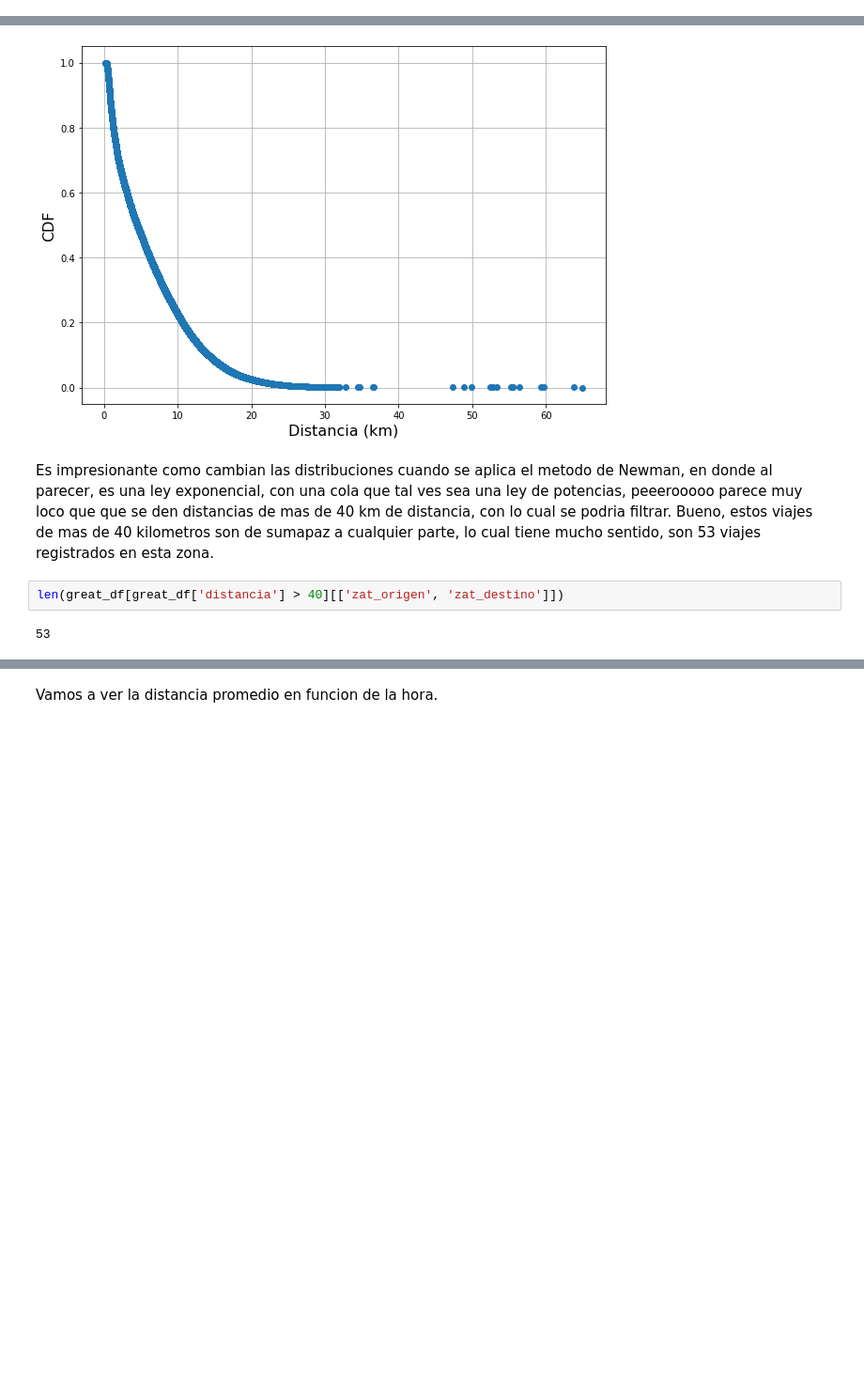
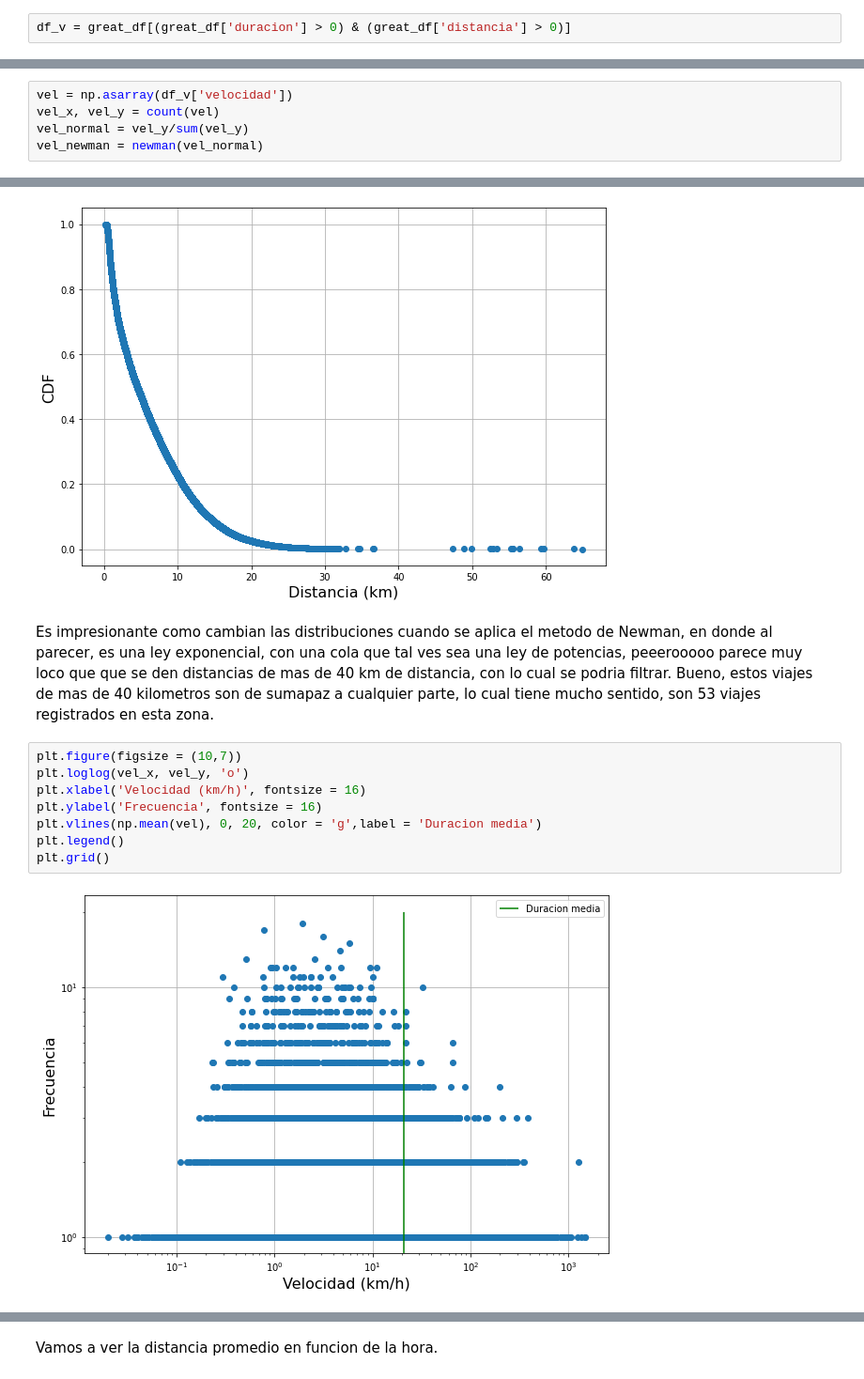
Before and after one commit to saramirezva/Tesis-congestion-Bogota, a Jupyter notebook: Congestion.ipynb, the cells around one changed output, grey strips where cells are left out. Shown at 94% size. Drawn from its saved outputs; the diff is of its cells as text; blank space fills up the shorter version.

```diff
--- a/Congestion.ipynb
+++ b/Congestion.ipynb
@@ -223,3 +223,5 @@ En esta parte se analisa la distancia  de los viajes
 great_df['distancia'].agg('average')
 # %% [output]
 5.554890850142206
+# %%
+df_v = great_df[(great_df['duracion'] > 0) & (great_df['distancia'] > 0)]
@@ -230,6 +243,11 @@ distancia = np.asarray(great_df[great_df['distancia'] > 0]['distancia'])
 distancia_x, distancia_y = count(distancia)
 yd_normal = distancia_y/sum(distancia_y)
 dis_newman = newman(yd_normal)
+# %%
+vel = np.asarray(df_v['velocidad'])
+vel_x, vel_y = count(vel)
+vel_normal = vel_y/sum(vel_y)
+vel_newman = newman(vel_normal)
 # %%
 plt.figure(figsize = (10,7))
 plt.plot(distancia_x, distancia_y, 'o')
@@ -253,7 +271,13 @@ plt.grid()
 # %% [markdown]
 Es impresionante como cambian las distribuciones cuando se aplica el metodo de Newman, en donde al parecer, es una ley exponencial, con una cola que tal ves sea una ley de potencias, peeerooooo parece muy loco que que se den distancias de mas de 40 km de distancia, con lo cual se podria filtrar.
 Bueno, estos viajes de mas de 40 kilometros son de sumapaz a cualquier parte, lo cual tiene mucho sentido, son 53 viajes registrados en esta zona.
-# %%
-len(great_df[great_df['distancia'] > 40][['zat_origen', 'zat_destino']])
-# %% [output]
-53
+# %%
+plt.figure(figsize = (10,7))
+plt.loglog(vel_x, vel_y, 'o')
+plt.xlabel('Velocidad (km/h)', fontsize = 16)
+plt.ylabel('Frecuencia', fontsize = 16)
+plt.vlines(np.mean(vel), 0, 20, color = 'g',label = 'Duracion media')
+plt.legend()
+plt.grid()
+# %% [output]
+[figure, added]
```
Also changed, not shown: parts of 28 cells of this notebook.
